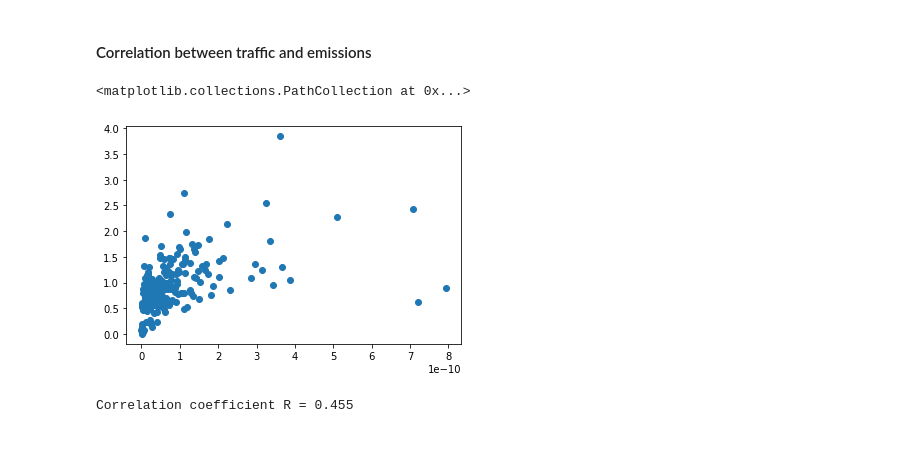
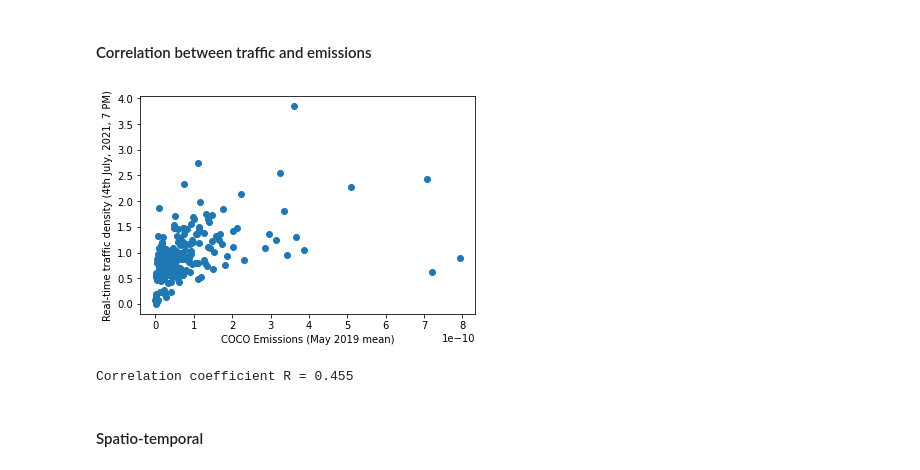
Before and after one commit to ECMWFCode4Earth/MaLePoM, a Jupyter notebook: traffic_emissions.ipynb, the cells around one changed output. Saved outputs shown, nothing was run; the diff lists cells and outputs as text; code cells hidden in the pictures; blank space fills up the shorter version.

```diff
--- a/traffic_emissions.ipynb
+++ b/traffic_emissions.ipynb
@@ -87,10 +106,12 @@ Wall time: 25.3 s
 # %% [markdown]
 #### Correlation between traffic and emissions
-# %%
-plt.scatter(grid.EMISSIONS_2019, grid.traffic)
-# %% [output]
-<matplotlib.collections.PathCollection at 0x...>
-[figure, removed]
+# %%
+plt.scatter(grid.EMISSIONS_2019, grid.traffic)
+plt.xlabel('COCO Emissions (May 2019 mean)')
+plt.ylabel('Real-time traffic density (4th July, 2021, 7 PM)')
+plt.savefig('Traffic_emissions_correlation.png', dpi=240)
+# %% [output]
+[figure, added]
 # %%
 import scipy.stats as ss
 # %%
@@ -98,3 +119,5 @@ r = ss.pearsonr(grid.EMISSIONS_2019, grid.traffic)[0]
 print("Correlation coefficient R = %.3f"%(r))
 # %% [output]
 Correlation coefficient R = 0.455
+# %% [markdown]
+#### Spatio-temporal
```
Also changed, not shown: parts of 15 cells of this notebook, 5 other files.
